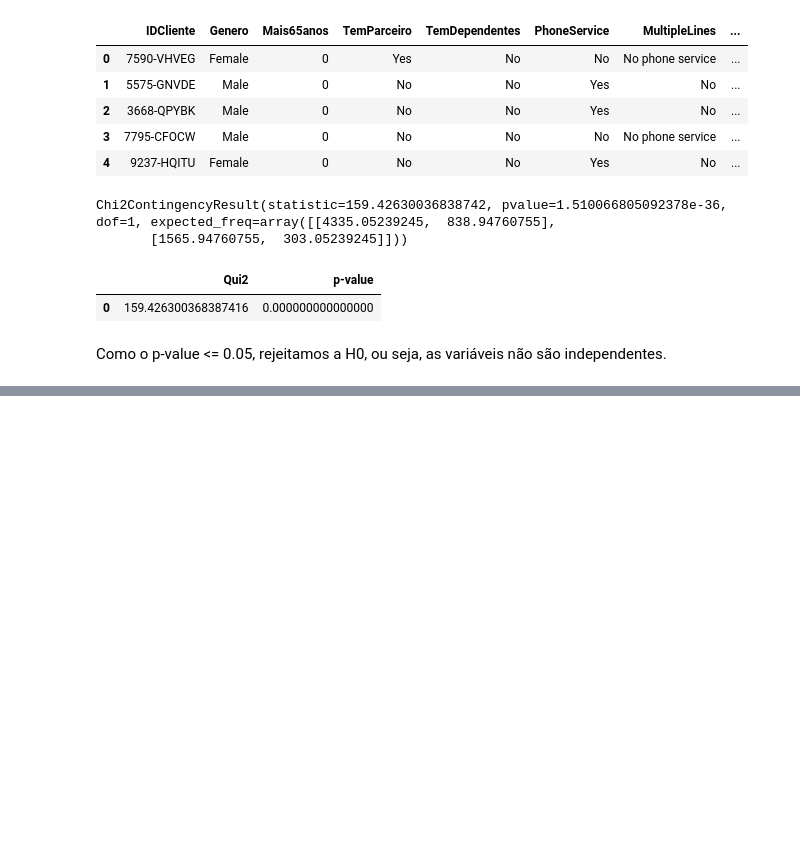
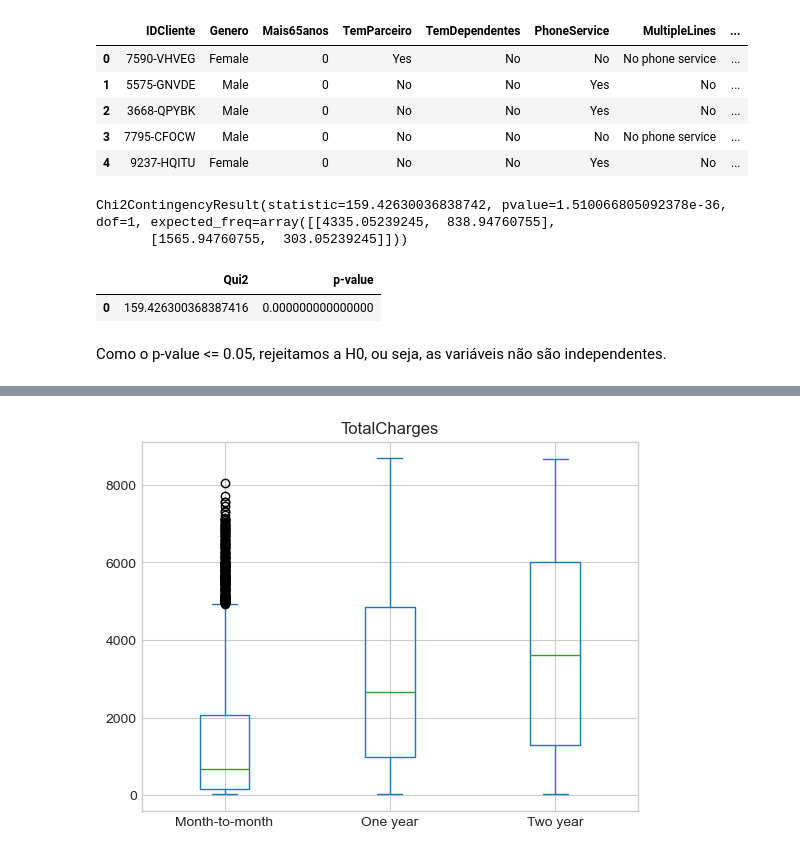
Before and after one commit to jouaraujo/ia_rocketseat, a Jupyter notebook: eda_churn.ipynb, the cells around one changed output, grey strips where cells are left out. Cells and saved outputs as stored; diff of their text form; code cells hidden in the pictures; blank space fills up the shorter version.

```diff
--- a/eda_churn.ipynb
+++ b/eda_churn.ipynb
@@ -937,0 +971,6 @@ Como o p-value <= 0.05, rejeitamos a H0, ou seja, as variáveis não são indepe
+# %%
+# Box Plot agrupado por Contract
+df_churn.plot.box(column='TotalCharges', by='Contract')
+plt.show()
+# %% [output]
+[figure, added]
```
Also changed, not shown: parts of 15 cells of this notebook.
